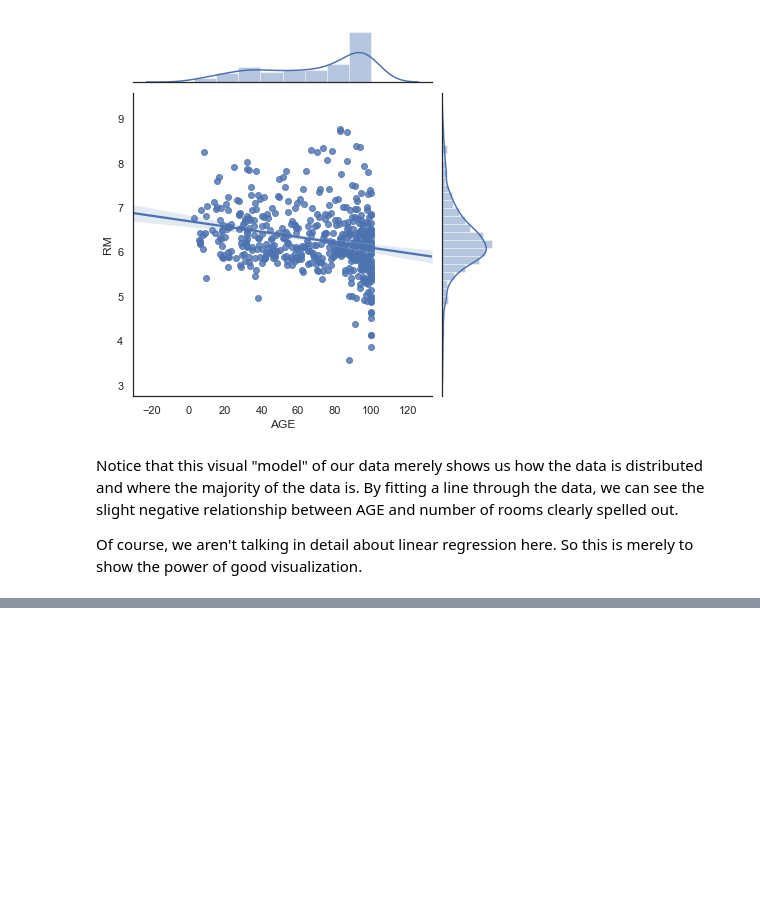
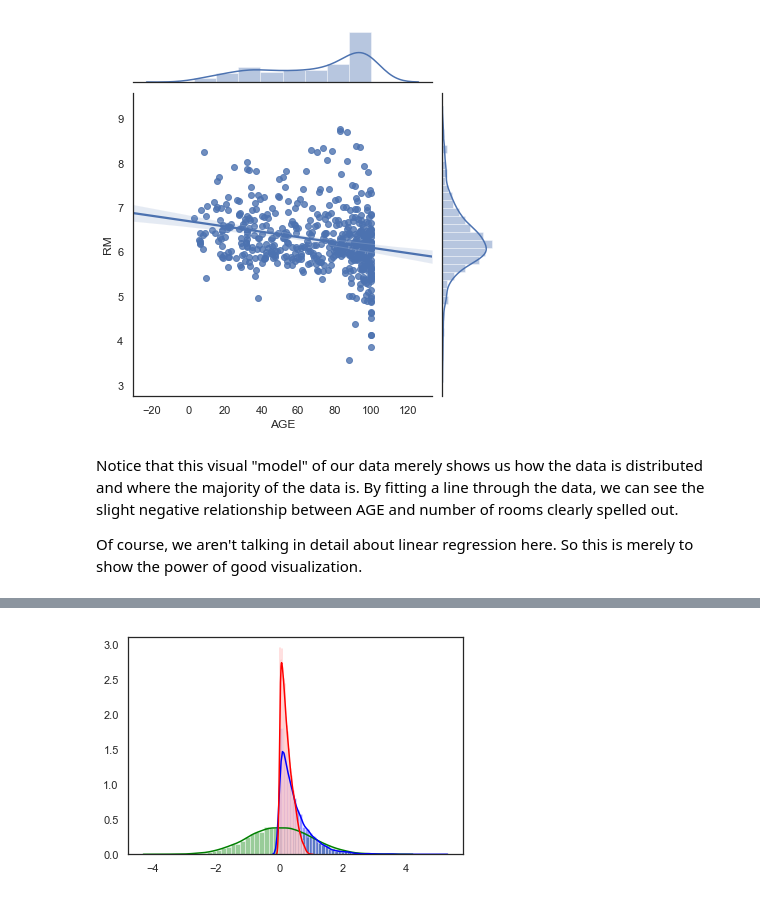
Before and after one commit to EricSchles/data_science_meetup_nyc, a Jupyter notebook: Statistical_Tests.ipynb, the cells around one changed output, grey strips where cells are left out. Saved outputs shown, nothing was run; the diff lists cells and outputs as text; code cells hidden in the pictures; blank space fills up the shorter version.

```diff
--- a/Statistical_Tests.ipynb
+++ b/Statistical_Tests.ipynb
@@ -334,0 +399,8 @@ https://chrisalbon.com/python/data_visualization/seaborn_pandas_timeseries_plot/
+# %%
+sns.distplot( normal_dist , color="green")
+sns.distplot( exponential_dist , color="blue")
+sns.distplot( beta_dist , color="red")
+
+plt.show()
+# %% [output]
+[figure, added]
```
Also changed, not shown: parts of 15 cells of this notebook.
